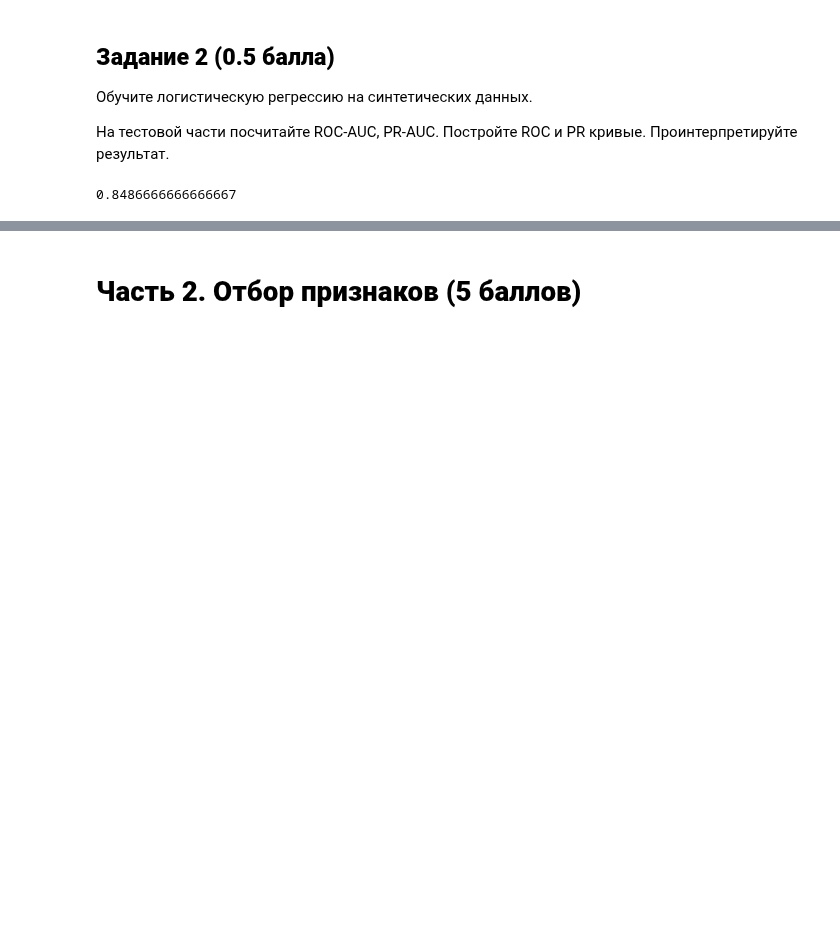
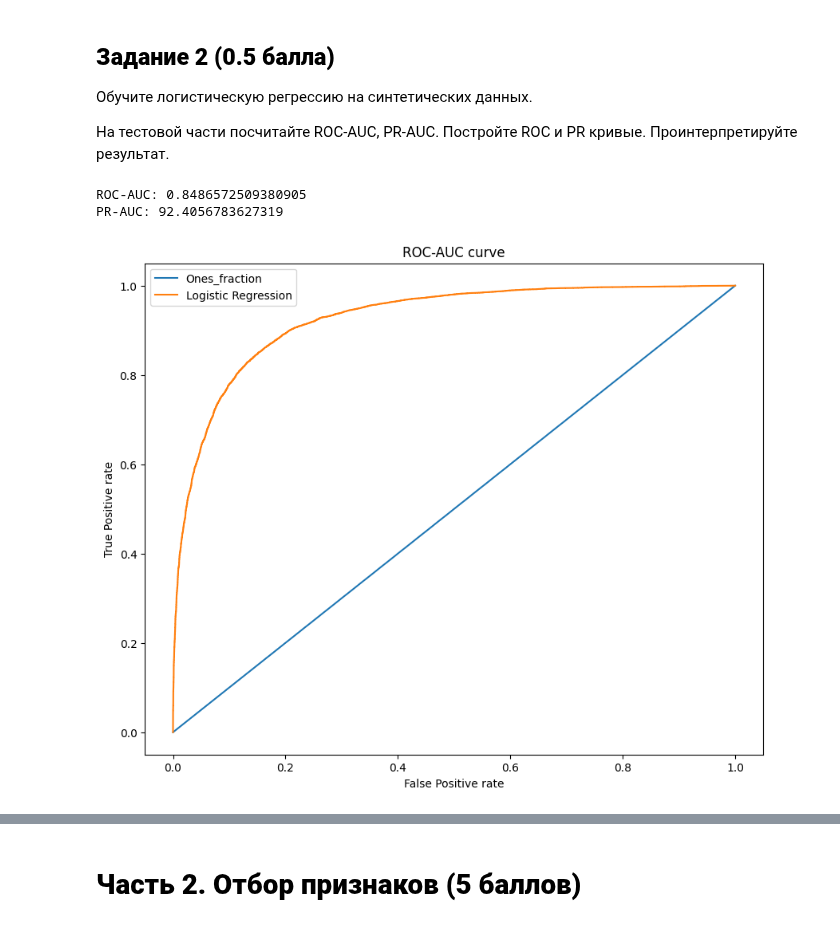
Before and after one commit to vasilyryabtsev/ml-hse-24-25, a Jupyter notebook: HW3_Classification/ai_hw3_classification_base.ipynb, the cells around one changed output, grey strips where cells are left out. Drawn from its saved outputs; the diff is of its cells as text; code cells hidden in the pictures; blank space fills up the shorter version.

```diff
--- a/HW3_Classification/ai_hw3_classification_base.ipynb
+++ b/HW3_Classification/ai_hw3_classification_base.ipynb
@@ -178,3 +183,12 @@ from sklearn.metrics import accuracy_score
 accuracy_score(y_test, clf.predict(X_test))
 # %% [output]
 0.8486666666666667
+# %%
+from sklearn.linear_model import LogisticRegression
+from sklearn.metrics import roc_auc_score
+
+clf = LogisticRegression()
+
+clf.fit(X_train, y_train)
+
+accuracy_score(y_test, clf.predict(X_test))
@@ -199,12 +215,39 @@ accuracy_score(y_test, clf.predict(X_test))
 На тестовой части посчитайте ROC-AUC, PR-AUC. Постройте ROC и PR кривые. Проинтерпретируйте результат.
 # %%
 from sklearn.linear_model import LogisticRegression
-from sklearn.metrics import roc_auc_score
+from sklearn.metrics import roc_auc_score, auc, precision_recall_curve
 
-clf = LogisticRegression()
+clf = LogReg(gd_type='full')
 
 clf.fit(X_train, y_train)
 
-accuracy_score(y_test, clf.predict(X_test))
+pred_test = clf.predict(X_test)
+
+y_test_prob = clf.predict_proba(X_test)
+precision, recall, _ = precision_recall_curve(y_test, y_test_prob)
+auc_score = auc(recall, precision) * 100
+
+print(f'ROC-AUC: {roc_auc_score(y_test, pred_test)}')
+print(f'PR-AUC: {auc_score}')
 # %% [output]
-0.8486666666666667
+ROC-AUC: 0.8486572509380905
+PR-AUC: 92.4056783627319
+# %%
+import matplotlib.pyplot as plt
+from sklearn.metrics import roc_curve
+
+plt.figure(figsize=(10,8))
+
+plt.plot([0,1],[0,1], label="Ones_fraction")
+
+fpr, tpr,_ = roc_curve(y_test, y_test_prob)
+plt.plot(fpr, tpr, marker='', label="Logistic Regression")
+
+plt.xlabel("False Positive rate")
+plt.ylabel("True Positive rate")
+plt.title("ROC-AUC curve")
+plt.legend()
+
+plt.show()
+# %% [output]
+[figure, added]
```
Also changed, not shown: parts of 4 cells of this notebook.
